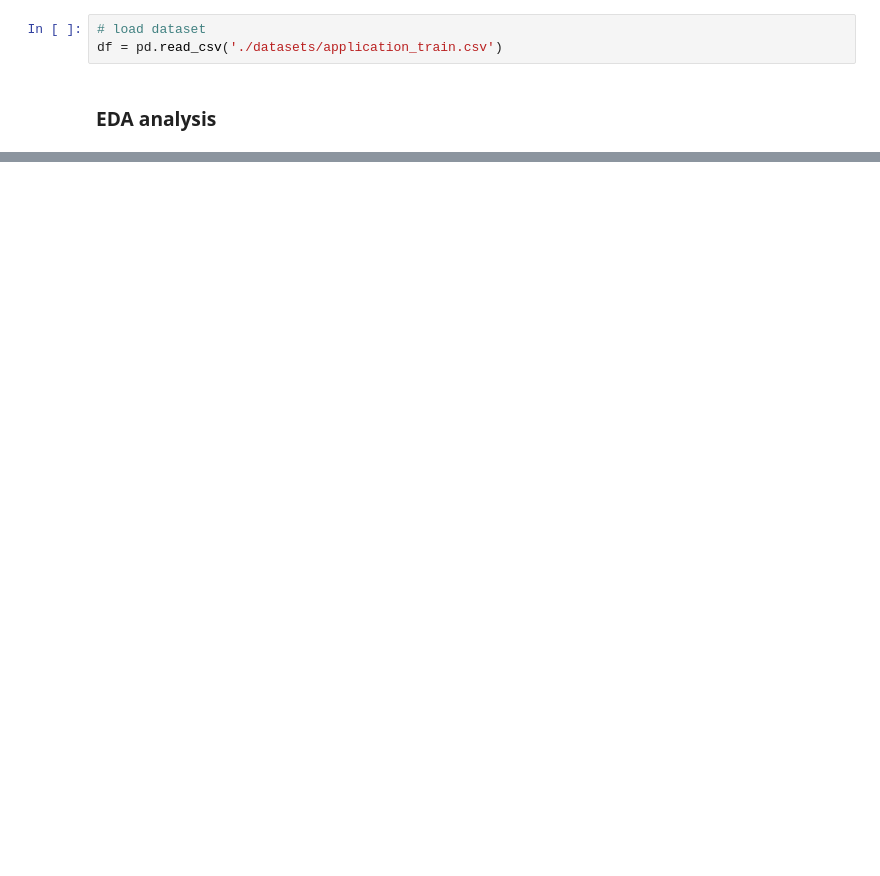
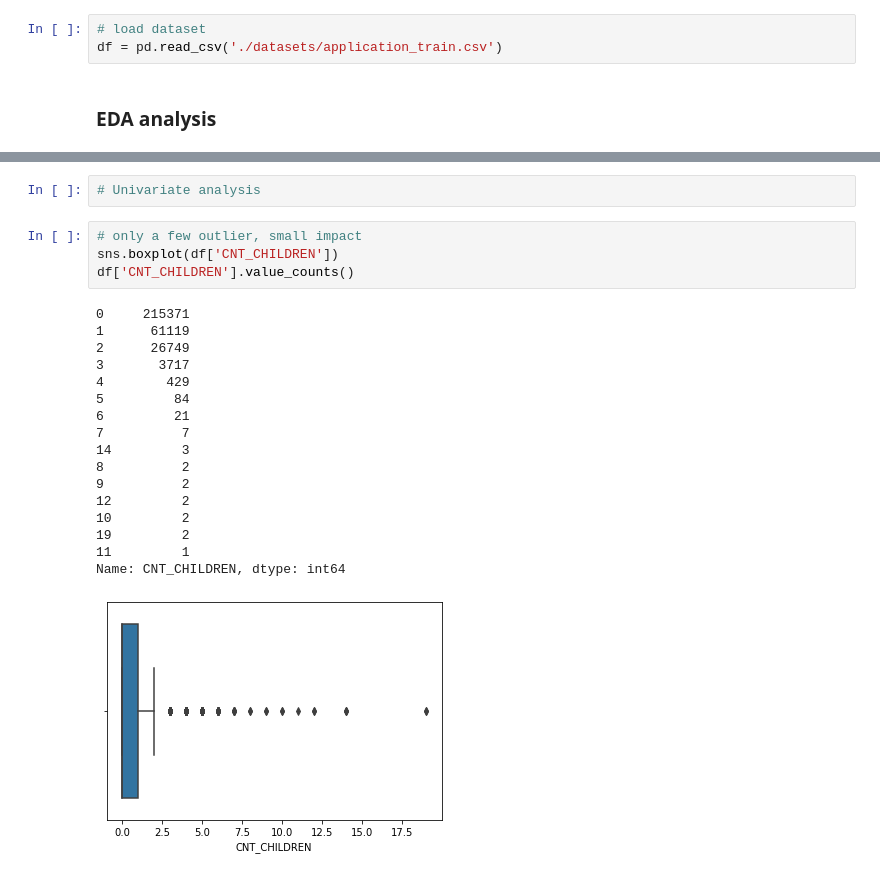
Before and after one commit to nickync/JPMLE, a Jupyter notebook: final.ipynb, the cells around one changed output, grey strips where cells are left out. Cells and saved outputs as stored; diff of their text form; blank space fills up the shorter version.

```diff
--- a/final.ipynb
+++ b/final.ipynb
@@ -88,0 +163,24 @@ https://github.com/pandas-profiling/pandas-profiling/issues
+# %%
+# Univariate analysis
+# %%
+# only a few outlier, small impact
+sns.boxplot(df['CNT_CHILDREN'])
+df['CNT_CHILDREN'].value_counts()
+# %% [output]
+0     215371
+1      61119
+2      26749
+3       3717
+4        429
+5         84
+6         21
+7          7
+14         3
+8          2
+9          2
+12         2
+10         2
+19         2
+11         1
+Name: CNT_CHILDREN, dtype: int64
+[figure, added]
```
Also changed, not shown: parts of 39 cells of this notebook, 3 other files.
